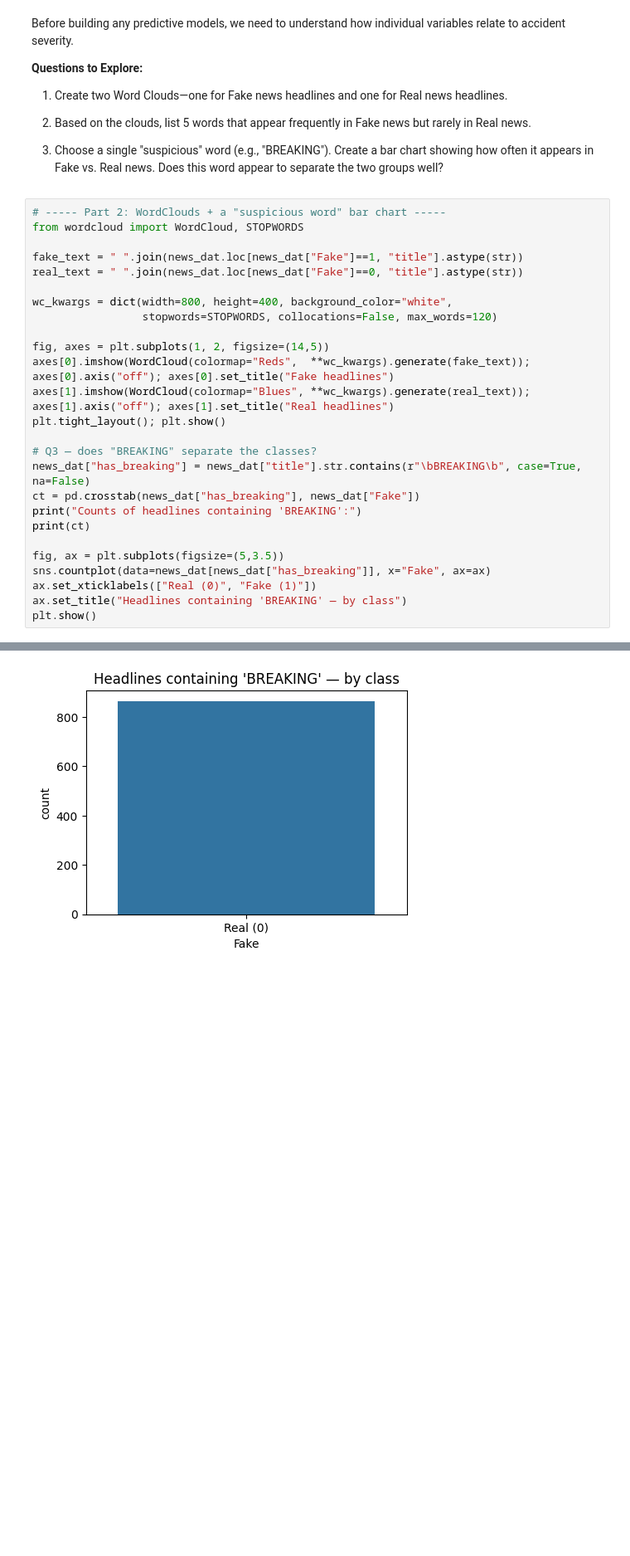
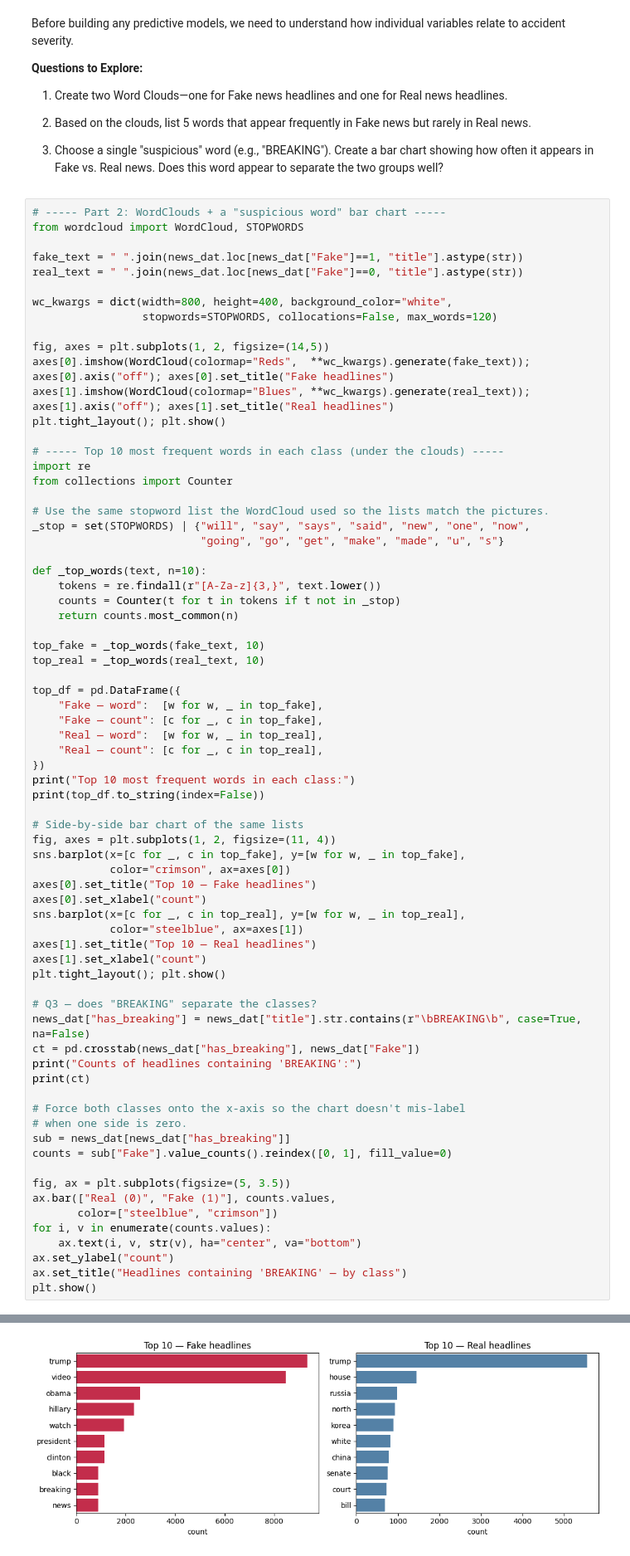
Before and after one commit to alextianyf/fake-news-detector, a Jupyter notebook: fake-news-detector.ipynb, the cells around one changed output, grey strips where cells are left out. Shown at 83% size. Drawn from its saved outputs; the diff is of its cells as text; blank space fills up the shorter version.

```diff
--- a/fake-news-detector.ipynb
+++ b/fake-news-detector.ipynb
@@ -209,15 +209,60 @@ axes[0].imshow(WordCloud(colormap="Reds",  **wc_kwargs).generate(fake_text)); ax
 axes[1].imshow(WordCloud(colormap="Blues", **wc_kwargs).generate(real_text)); axes[1].axis("off"); axes[1].set_title("Real headlines")
 plt.tight_layout(); plt.show()
 
+# ----- Top 10 most frequent words in each class (under the clouds) -----
+import re
+from collections import Counter
+
+# Use the same stopword list the WordCloud used so the lists match the pictures.
+_stop = set(STOPWORDS) | {"will", "say", "says", "said", "new", "one", "now",
+                          "going", "go", "get", "make", "made", "u", "s"}
+
+def _top_words(text, n=10):
+    tokens = re.findall(r"[A-Za-z]{3,}", text.lower())
+    counts = Counter(t for t in tokens if t not in _stop)
+    return counts.most_common(n)
+
+top_fake = _top_words(fake_text, 10)
+top_real = _top_words(real_text, 10)
+
+top_df = pd.DataFrame({
+    "Fake — word":  [w for w, _ in top_fake],
+    "Fake — count": [c for _, c in top_fake],
+    "Real — word":  [w for w, _ in top_real],
+    "Real — count": [c for _, c in top_real],
+})
+print("Top 10 most frequent words in each class:")
+print(top_df.to_string(index=False))
+
+# Side-by-side bar chart of the same lists
+fig, axes = plt.subplots(1, 2, figsize=(11, 4))
+sns.barplot(x=[c for _, c in top_fake], y=[w for w, _ in top_fake],
+            color="crimson", ax=axes[0])
+axes[0].set_title("Top 10 — Fake headlines")
+axes[0].set_xlabel("count")
+sns.barplot(x=[c for _, c in top_real], y=[w for w, _ in top_real],
+            color="steelblue", ax=axes[1])
+axes[1].set_title("Top 10 — Real headlines")
+axes[1].set_xlabel("count")
+plt.tight_layout(); plt.show()
+
 # Q3 — does "BREAKING" separate the classes?
 news_dat["has_breaking"] = news_dat["title"].str.contains(r"\bBREAKING\b", case=True, na=False)
 ct = pd.crosstab(news_dat["has_breaking"], news_dat["Fake"])
 print("Counts of headlines containing 'BREAKING':")
 print(ct)
 
-fig, ax = plt.subplots(figsize=(5,3.5))
-sns.countplot(data=news_dat[news_dat["has_breaking"]], x="Fake", ax=ax)
-ax.set_xticklabels(["Real (0)", "Fake (1)"])
+# Force both classes onto the x-axis so the chart doesn't mis-label
+# when one side is zero.
+sub = news_dat[news_dat["has_breaking"]]
+counts = sub["Fake"].value_counts().reindex([0, 1], fill_value=0)
+
+fig, ax = plt.subplots(figsize=(5, 3.5))
+ax.bar(["Real (0)", "Fake (1)"], counts.values,
+       color=["steelblue", "crimson"])
+for i, v in enumerate(counts.values):
+    ax.text(i, v, str(v), ha="center", va="bottom")
+ax.set_ylabel("count")
 ax.set_title("Headlines containing 'BREAKING' — by class")
 plt.show()
 # %% [output]
@@ -230 +282 @@ True              0    864
-[figure, old version]
+[figure, new version]
```
Also changed, not shown: parts of 2 cells of this notebook, 2 other files.
